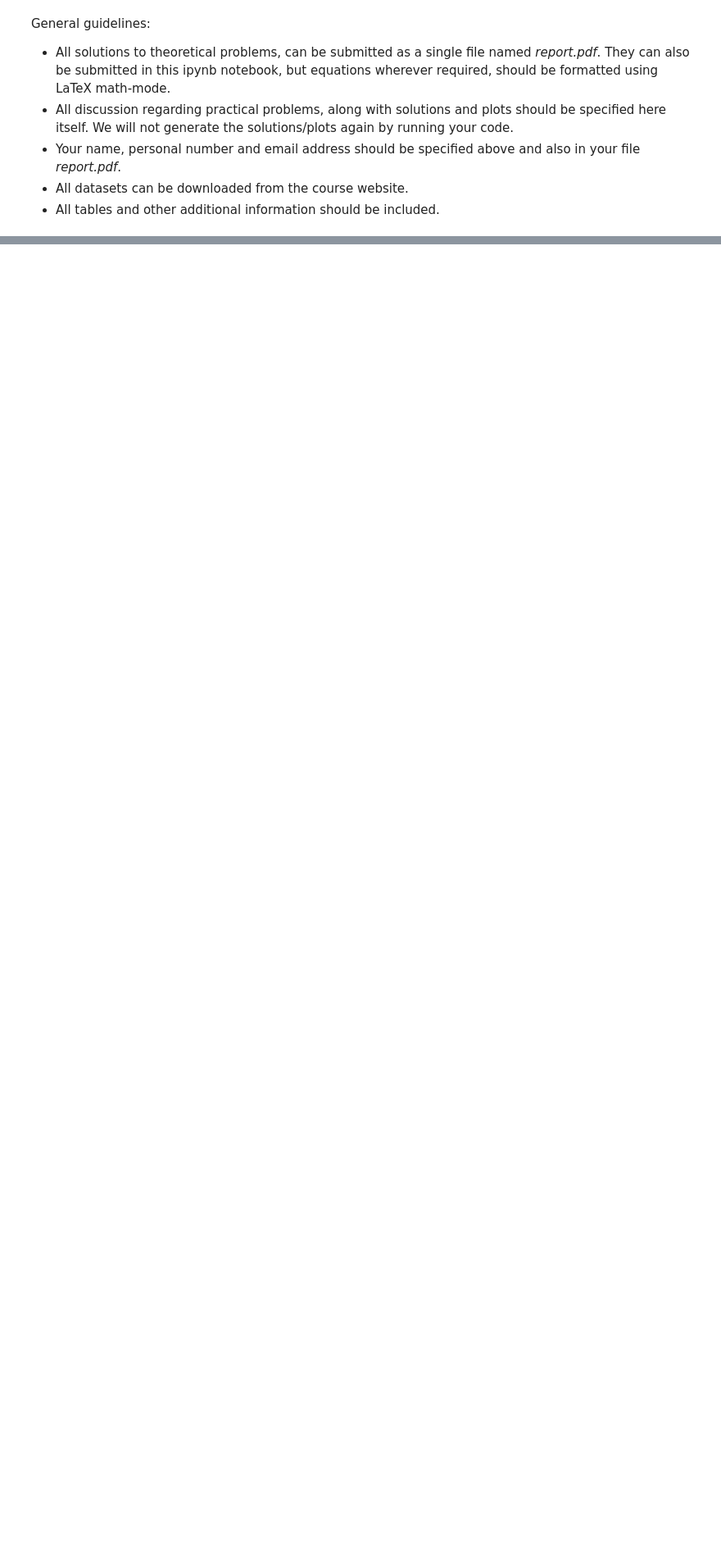
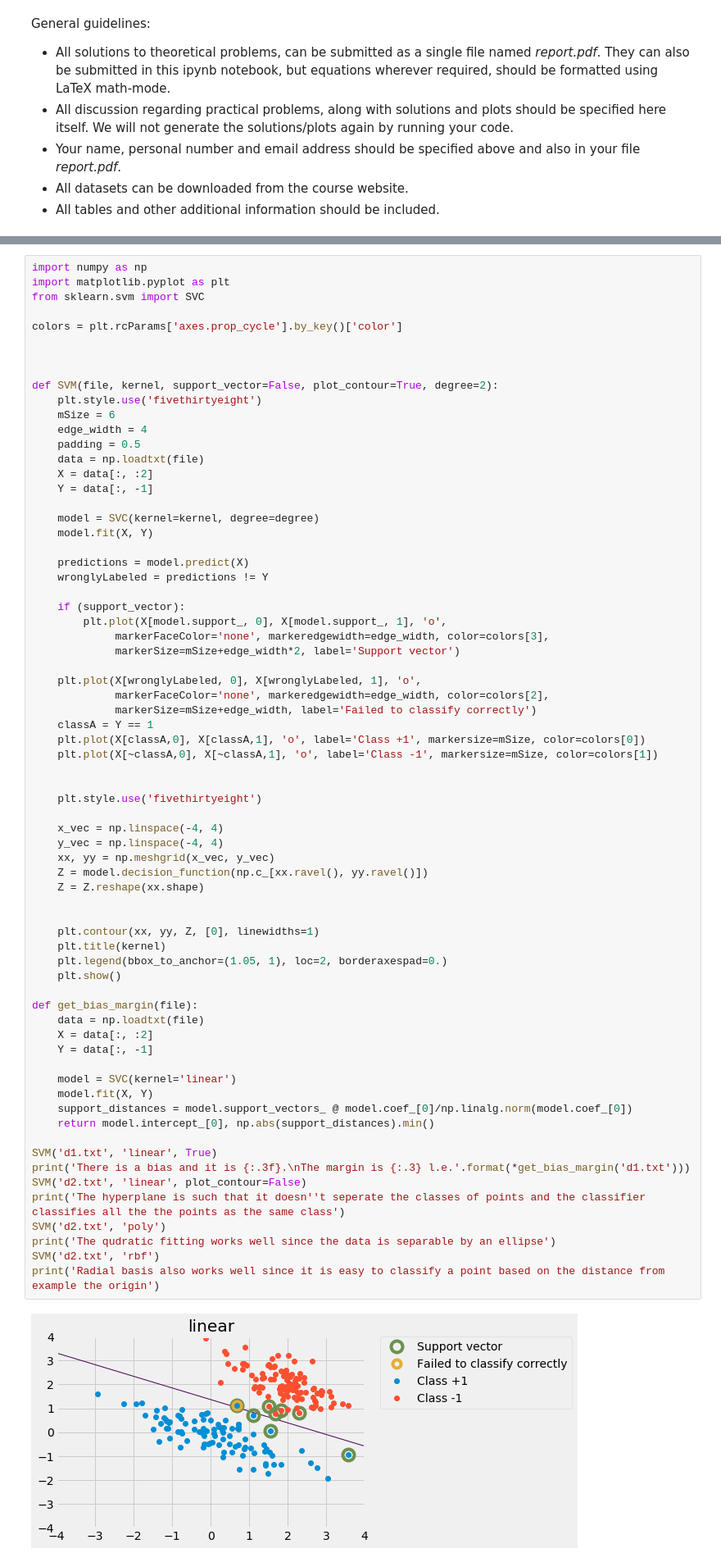
Before and after one commit to SebastianBergstrom/tda231_homework, a Jupyter notebook: hw4/hw4.ipynb, the cells around one changed output, grey strips where cells are left out. Shown at 82% size. Cells and saved outputs as stored; diff of their text form; blank space fills up the shorter version.

```diff
--- a/hw4/hw4.ipynb
+++ b/hw4/hw4.ipynb
@@ -78,3 +78,74 @@ Download the dataset **d2.txt**. Consider the following kernels.
 a. Train an SVM with the linear kernel on all of the data (d2.txt). Plot the data. Color the points of one class red and the other blue. Mark points that could not be separated correctly by the trained model.
 
 b. Plot the decision surfaces for the Quadratic and RBF kernel seperately.
+# %%
+import numpy as np
+import matplotlib.pyplot as plt
+from sklearn.svm import SVC
+
+colors = plt.rcParams['axes.prop_cycle'].by_key()['color']
+
+
+
+def SVM(file, kernel, support_vector=False, plot_contour=True, degree=2):
+    plt.style.use('fivethirtyeight')
+    mSize = 6
+    edge_width = 4
+    padding = 0.5
+    data = np.loadtxt(file)
+    X = data[:, :2]
+    Y = data[:, -1]
+
+    model = SVC(kernel=kernel, degree=degree)
+    model.fit(X, Y)
+
+    predictions = model.predict(X)
+    wronglyLabeled = predictions != Y
+
+    if (support_vector):
+        plt.plot(X[model.support_, 0], X[model.support_, 1], 'o',
+             markerFaceColor='none', markeredgewidth=edge_width, color=colors[3],
+             markerSize=mSize+edge_width*2, label='Support vector')
+
+    plt.plot(X[wronglyLabeled, 0], X[wronglyLabeled, 1], 'o',
+             markerFaceColor='none', markeredgewidth=edge_width, color=colors[2],
+             markerSize=mSize+edge_width, label='Failed to classify correctly')
+    classA = Y == 1
+    plt.plot(X[classA,0], X[classA,1], 'o', label='Class +1', markersize=mSize, color=colors[0])
+    plt.plot(X[~classA,0], X[~classA,1], 'o', label='Class -1', markersize=mSize, color=colors[1])
+
+
+    plt.style.use('fivethirtyeight')
+
+    x_vec = np.linspace(-4, 4)
+    y_vec = np.linspace(-4, 4)
+    xx, yy = np.meshgrid(x_vec, y_vec)
+    Z = model.decision_function(np.c_[xx.ravel(), yy.ravel()])
+    Z = Z.reshape(xx.shape)
+
+
+    plt.contour(xx, yy, Z, [0], linewidths=1)
+    plt.title(kernel)
+    plt.legend(bbox_to_anchor=(1.05, 1), loc=2, borderaxespad=0.)
+    plt.show()
+
+def get_bias_margin(file):
+    data = np.loadtxt(file)
+    X = data[:, :2]
+    Y = data[:, -1]
+
+    model = SVC(kernel='linear')
+    model.fit(X, Y)
+    support_distances = model.support_vectors_ @ model.coef_[0]/np.linalg.norm(model.coef_[0])
+    return model.intercept_[0], np.abs(support_distances).min()
+
+SVM('d1.txt', 'linear', True)
+print('There is a bias and it is {:.3f}.\nThe margin is {:.3} l.e.'.format(*get_bias_margin('d1.txt')))
+SVM('d2.txt', 'linear', plot_contour=False)
+print('The hyperplane is such that it doesn''t seperate the classes of points and the classifier classifies all the the points as the same class')
+SVM('d2.txt', 'poly')
+print('The qudratic fitting works well since the data is separable by an ellipse')
+SVM('d2.txt', 'rbf')
+print('Radial basis also works well since it is easy to classify a point based on the distance from example the origin')
+# %% [output]
+[figure, added]
```
Also changed, not shown: parts of 1 cell of this notebook.
